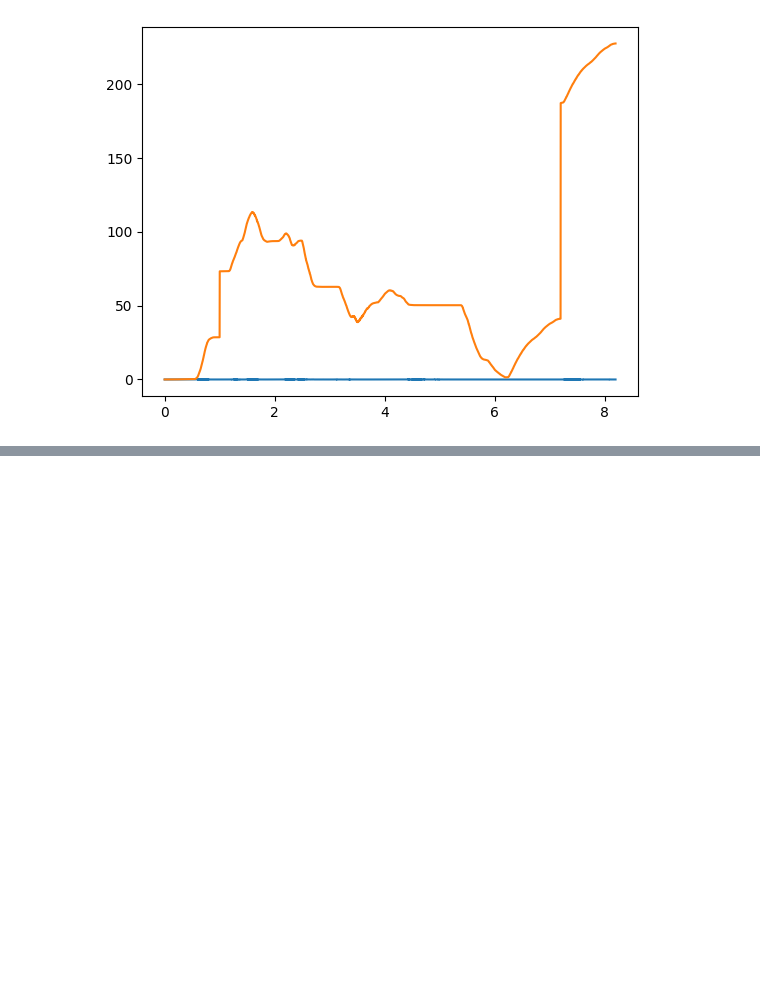
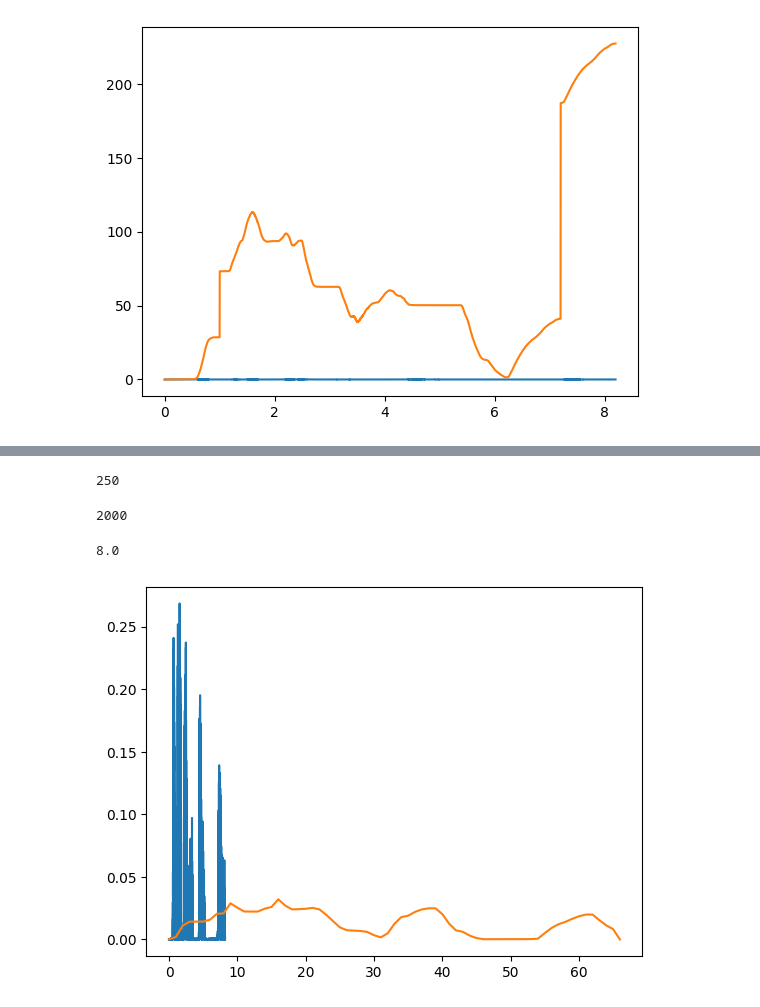
Before and after one commit to SAgiKPJH/SAGI_JJU-JJUCODE-, a Jupyter notebook: Project/01 영상편집 도우미 in python/VideoTest.ipynb, the cells around one changed output, grey strips where cells are left out. Drawn from its saved outputs; the diff is of its cells as text; code cells hidden in the pictures; blank space fills up the shorter version.

```diff
--- a/Project/01 영상편집 도우미 in python/VideoTest.ipynb
+++ b/Project/01 영상편집 도우미 in python/VideoTest.ipynb
@@ -824,3 +871,43 @@ plt.show()
+# %%
+int(sig.size / sr * 2500 / 82)
+# %% [output]
+250
+# %%
+sr
+# %% [output]
+2000
+# %%
+sr/int(sig.size / sr * 2500 / 82)
+# %% [output]
+8.0
+# %%
+import matplotlib.pyplot as plt
+import copy
+
+plt.plot(np.arange(0., sig.size/dsecs, 1/dsecs), abs(sig))
+
+sig1 = np.zeros(1)
+
+n = 1 # 측정 범위 1초
+dd = dsecs * n
+
+for i in range(1, sig.size-1, int(1000*n/4)) :
+    k = 0
+    for j in range(0, int(dd)) :
+        a = 0
+        if i+(j-dd/2) < 0 or i+(j-dd/2) >= sig.size:
+            a = 0
+        else :
+            a = sig[int(i+(j-dd/2))]
+        k += abs(a)
+    sig1 = np.insert(sig1, -1 , k )
+
+
+plt.plot(np.arange(0., sig1.size, 1), sig1/dd)
+
+plt.show()
+# %% [output]
+[figure, added]
 # %%
 sig1.size
 # %% [output]
```
Also changed, not shown: parts of 16 cells of this notebook, 1 other file.
